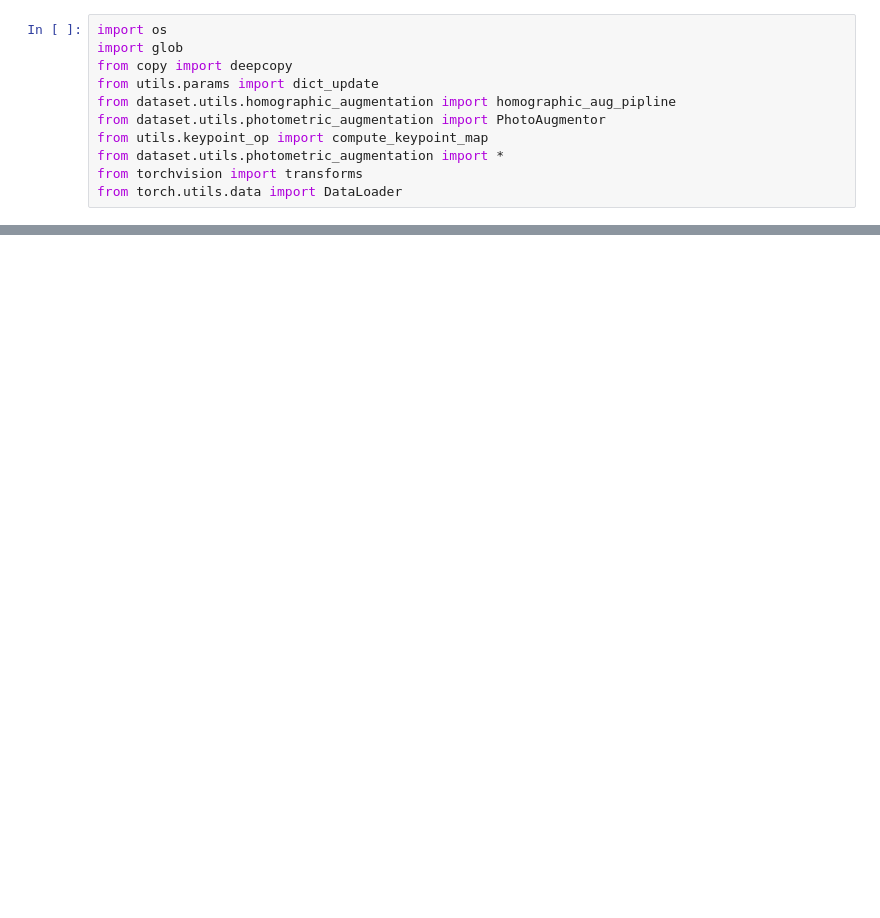
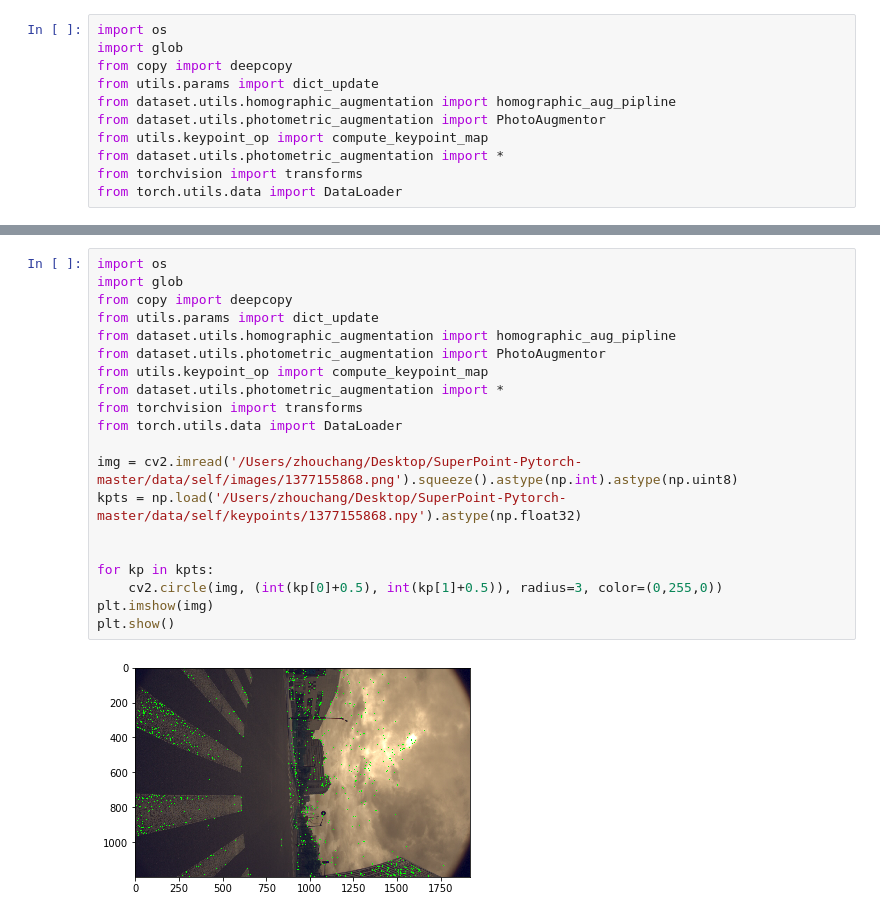
Before and after one commit to ZhangY0630/SuperPoint-Pytorch, a Jupyter notebook: test.ipynb, the cells around one changed output, grey strips where cells are left out. Saved outputs shown, nothing was run; the diff lists cells and outputs as text; blank space fills up the shorter version.

```diff
--- a/test.ipynb
+++ b/test.ipynb
@@ -591,0 +307,22 @@ Done
+# %%
+import os
+import glob
+from copy import deepcopy
+from utils.params import dict_update
+from dataset.utils.homographic_augmentation import homographic_aug_pipline
+from dataset.utils.photometric_augmentation import PhotoAugmentor
+from utils.keypoint_op import compute_keypoint_map
+from dataset.utils.photometric_augmentation import *
+from torchvision import transforms
+from torch.utils.data import DataLoader
+
+img = cv2.imread('/Users/zhouchang/Desktop/SuperPoint-Pytorch-master/data/self/images/1377155868.png').squeeze().astype(np.int).astype(np.uint8)
+kpts = np.load('/Users/zhouchang/Desktop/SuperPoint-Pytorch-master/data/self/keypoints/1377155868.npy').astype(np.float32)
+
+
+for kp in kpts:
+    cv2.circle(img, (int(kp[0]+0.5), int(kp[1]+0.5)), radius=3, color=(0,255,0))
+plt.imshow(img)
+plt.show()
+# %% [output]
+[figure, added]
```
Also changed, not shown: parts of 7 cells of this notebook, 1 other file.
